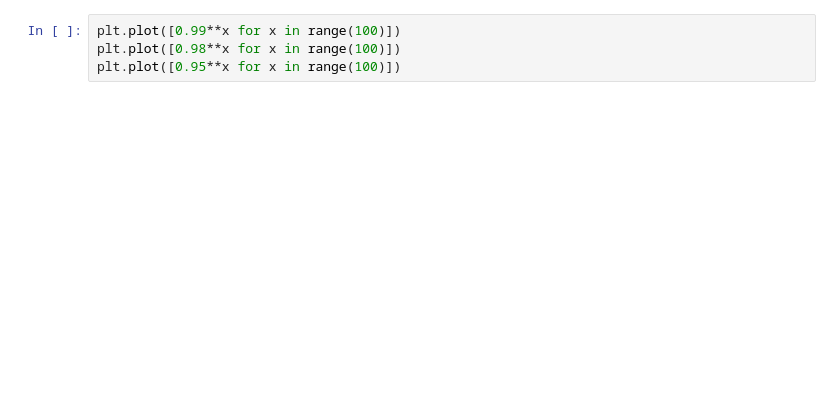
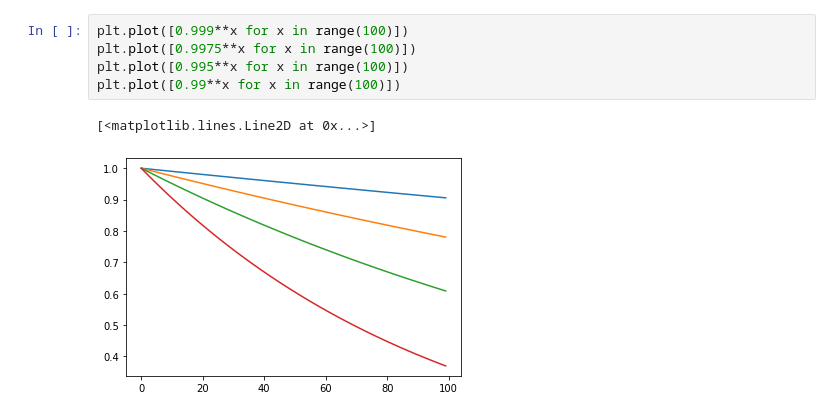
Before and after one commit to dercodeKoenig/ipda_vs_dqn_m5, a Jupyter notebook: tx_6/visualization.ipynb, the cells around one changed output. Saved outputs shown, nothing was run; the diff lists cells and outputs as text; blank space fills up the shorter version.

```diff
--- a/tx_6/visualization.ipynb
+++ b/tx_6/visualization.ipynb
@@ -46,7 +46,11 @@ ax[1].plot(y1)
 # %%
+plt.plot([0.999**x for x in range(100)])
+plt.plot([0.9975**x for x in range(100)])
+plt.plot([0.995**x for x in range(100)])
 plt.plot([0.99**x for x in range(100)])
-plt.plot([0.98**x for x in range(100)])
-plt.plot([0.95**x for x in range(100)])
+# %% [output]
+[<matplotlib.lines.Line2D at 0x...>]
+[figure, added]
 # %%
 e = 0.2
 g = 0.99
```
Also changed, not shown: parts of 2 cells of this notebook, 13 other files.
